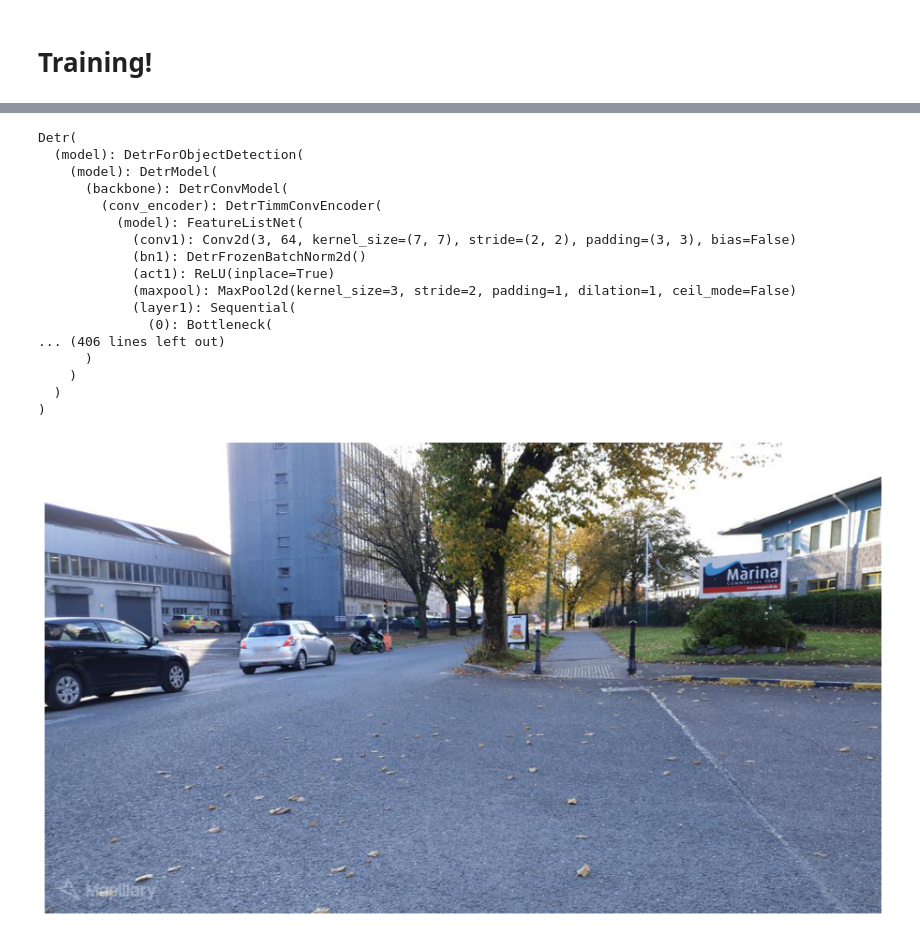
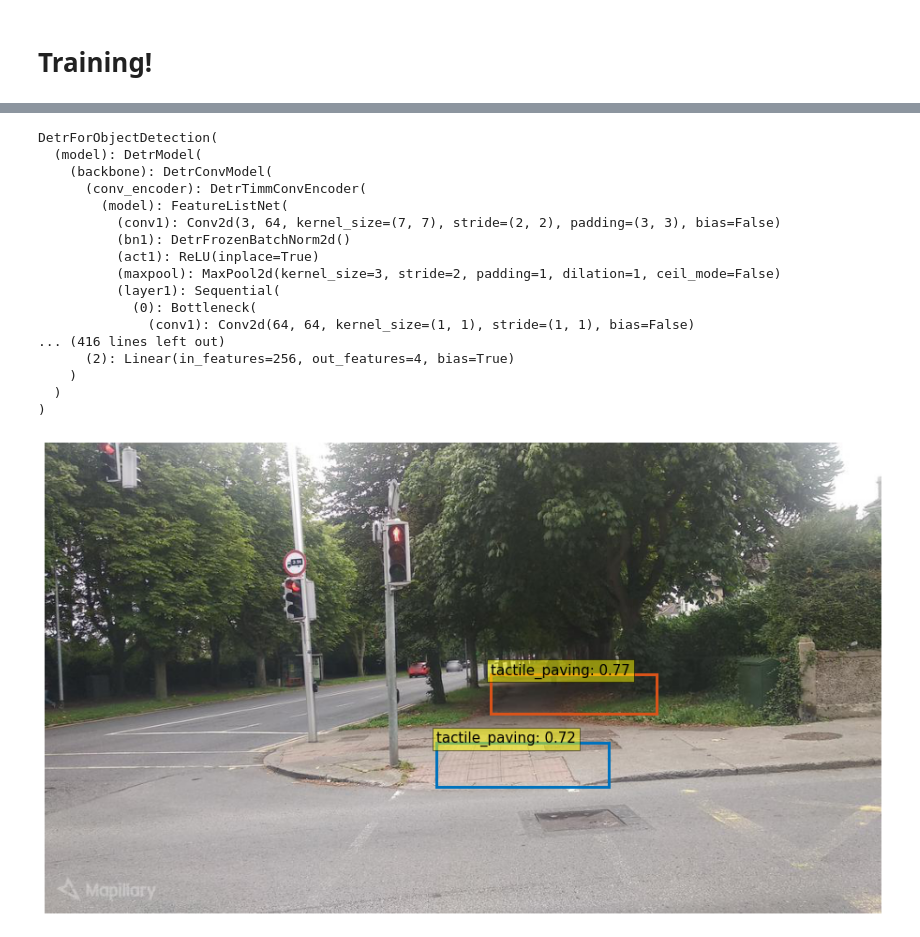
Before and after one commit to Westley-Winks/tactile-paving-detector, a Jupyter notebook: model-v2.ipynb, the cells around one changed output, grey strips where cells are left out. Drawn from its saved outputs; the diff is of its cells as text; code cells hidden in the pictures.

Commit message:
moved visualization to separate notebook, removed model from git

```diff
--- a/model-v2.ipynb
+++ b/model-v2.ipynb
@@ -175,6 +81,3 @@ FileNotFoundError: [Errno 2] No such file or directory: 'crowd4access-images/cro
-# %%
-path_to_train_data = "crowd4access-images/crowd4access-images/trainval/image"
-path_to_test_data = "crowd4access-images/crowd4access-images/test/image"
 # %%
 class CocoDetection(torchvision.datasets.CocoDetection):
     """
@@ -271,7 +182,7 @@ train_dataloader = DataLoader(
     num_workers=4
 )
 
-test_dataloader = DataLoader(
+val_dataloader = DataLoader(
     test_dataset,
     collate_fn=collate_fn,
     batch_size=2
@@ -293,25 +206 @@ model.to(device)
 progress_bar = tqdm(range(num_training_steps))
-# %%
-model.train()
-
-for epoch in range(num_epochs):
-    for batch in train_dataloader:
-        pixel_values = batch["pixel_values"]
-        pixel_mask = batch["pixel_mask"]
-        labels = []
-
-        for label in batch["labels"]:
-            labels.append({k: v.to(device) for k, v in label.items()})
-
-        outputs = model(
-            pixel_values=batch["pixel_values"],
-            pixel_mask=batch["pixel_mask"],
-            labels=labels
-        )
-        loss = outputs.loss
-        loss.backward()
-
-        optimizer.step()
-        lr_scheduler.step()
-        optimizer.zero_grad()
-        progress_bar.update(1)
@@ -324,5 +346,5 @@ model.save_pretrained(path_to_weights)
 # %%
-loaded_model = DetrForObjectDetection.from_pretrained("trained_weights")
+loaded_model = DetrForObjectDetection.from_pretrained("detr_tactile-paving")
 # %%
 # colors for visualization
 COLORS = [[0.000, 0.447, 0.741], [0.850, 0.325, 0.098], [0.929, 0.694, 0.125],
@@ -367,22 +389,22 @@ def visualize_predictions(image, outputs, threshold=0.9):
   # plot results
   plot_results(image, probas[keep], bboxes_scaled)
 # %%
-model.to(device)
+loaded_model.to(device)
 # %% [output]
-Detr(
-  (model): DetrForObjectDetection(
-    (model): DetrModel(
-      (backbone): DetrConvModel(
-        (conv_encoder): DetrTimmConvEncoder(
-          (model): FeatureListNet(
-            (conv1): Conv2d(3, 64, kernel_size=(7, 7), stride=(2, 2), padding=(3, 3), bias=False)
-            (bn1): DetrFrozenBatchNorm2d()
-            (act1): ReLU(inplace=True)
-            (maxpool): MaxPool2d(kernel_size=3, stride=2, padding=1, dilation=1, ceil_mode=False)
-            (layer1): Sequential(
-              (0): Bottleneck(
-... (406 lines left out)
-      )
+DetrForObjectDetection(
+  (model): DetrModel(
+    (backbone): DetrConvModel(
+      (conv_encoder): DetrTimmConvEncoder(
+        (model): FeatureListNet(
+          (conv1): Conv2d(3, 64, kernel_size=(7, 7), stride=(2, 2), padding=(3, 3), bias=False)
+          (bn1): DetrFrozenBatchNorm2d()
+          (act1): ReLU(inplace=True)
+          (maxpool): MaxPool2d(kernel_size=3, stride=2, padding=1, dilation=1, ceil_mode=False)
+          (layer1): Sequential(
+            (0): Bottleneck(
+              (conv1): Conv2d(64, 64, kernel_size=(1, 1), stride=(1, 1), bias=False)
+... (416 lines left out)
+      (2): Linear(in_features=256, out_features=4, bias=True)
     )
   )
 )
@@ -389,12 +414,12 @@ Detr(
 # %%
-# pixel_values, target = test_dataset[1]
-# pixel_values = pixel_values.unsqueeze(0).to(device)
-# outputs = model(pixel_values=pixel_values, pixel_mask=None)
+pixel_values, target = test_dataset[200]
+pixel_values = pixel_values.unsqueeze(0).to(device)
+outputs = loaded_model(pixel_values=pixel_values, pixel_mask=None)
 
 image_id = target['image_id'].item()
 image = test_dataset.coco.loadImgs(image_id)[0]
-image = Image.open(os.path.join('test_images/image', image['file_name']))
+image = Image.open(os.path.join(path_to_test_data, image['file_name']))
 
-visualize_predictions(image, outputs)
+visualize_predictions(image, outputs, threshold=0.7)
 # %% [output]
-[figure, old version]
+[figure, new version]
```
Also changed, not shown: parts of 25 cells of this notebook, 2 other files.
